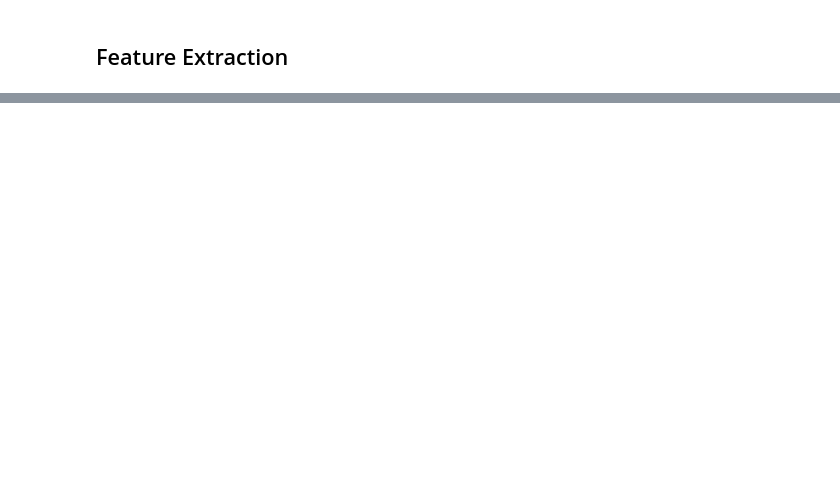
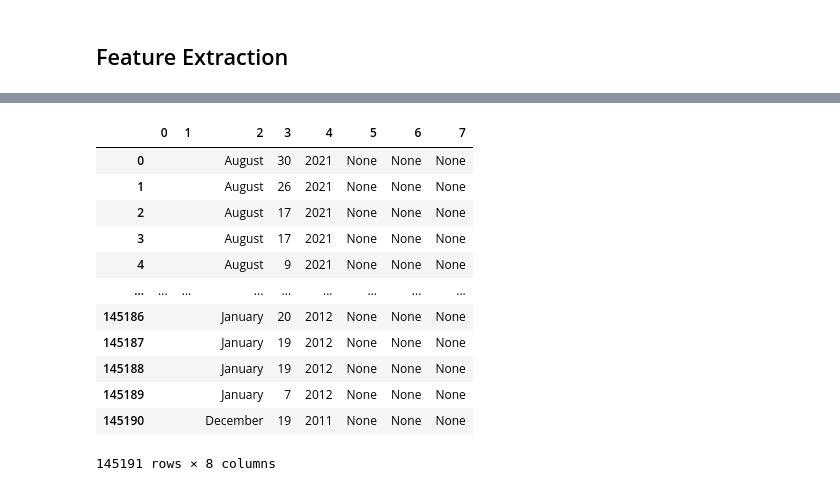
Before and after one commit to ReynaraEzra/Employer-Review, a Jupyter notebook: Employer Review Prediction.ipynb, the cells around one changed output, grey strips where cells are left out. Drawn from its saved outputs; the diff is of its cells as text; code cells hidden in the pictures; blank space fills up the shorter version.

```diff
--- a/Employer Review Prediction.ipynb
+++ b/Employer Review Prediction.ipynb
@@ -164,0 +148,3 @@ Name: URL, dtype: object
+# %%
+df['Company Name'] = df['URL'].str.split('/')
+df['Company Name'] = df['Company Name'].str[4]
@@ -164,0 +204,20 @@ Name: URL, dtype: object
+# %%
+dummy = df['ReviewDetails'].str.split('-', expand=True)
+dummy = dummy[2]
+dummy = dummy.str.replace(',','')
+dummy = dummy.str.split(' ', expand=True)
+dummy
+# %% [output]
+|  | 0 | 1 | 2 | 3 | 4 | 5 | 6 | 7 |
+| 0 |  |  | August | 30 | 2021 | None | None | None |
+| 1 |  |  | August | 26 | 2021 | None | None | None |
+| 2 |  |  | August | 17 | 2021 | None | None | None |
+| 3 |  |  | August | 17 | 2021 | None | None | None |
+| 4 |  |  | August | 9 | 2021 | None | None | None |
+| ... | ... | ... | ... | ... | ... | ... | ... | ... |
+| 145186 |  |  | January | 20 | 2012 | None | None | None |
+| 145187 |  |  | January | 19 | 2012 | None | None | None |
+| 145188 |  |  | January | 19 | 2012 | None | None | None |
+| 145189 |  |  | January | 7 | 2012 | None | None | None |
+| 145190 |  |  | December | 19 | 2011 | None | None | None |
+145191 rows × 8 columns
```
Also changed, not shown: parts of 22 cells of this notebook.
